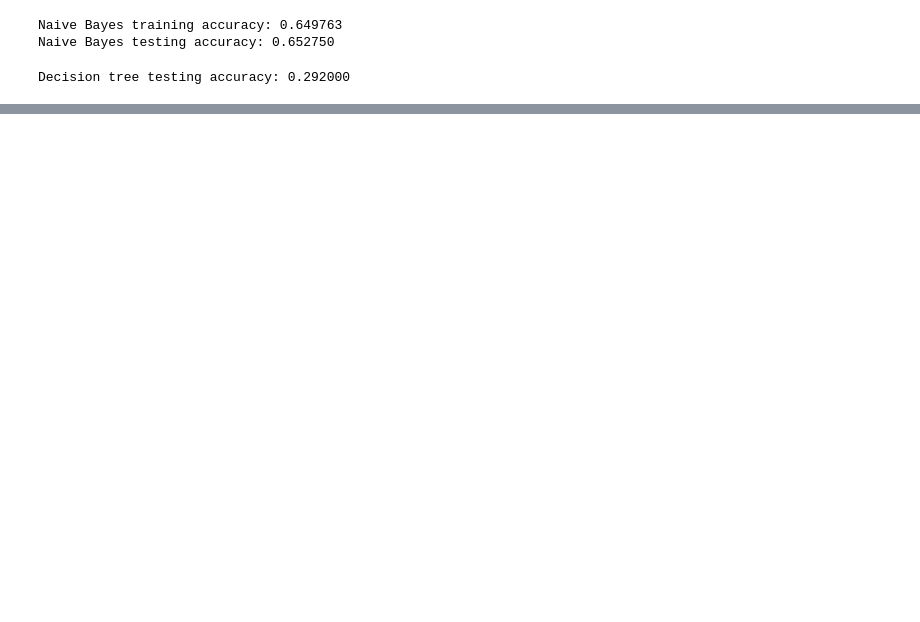
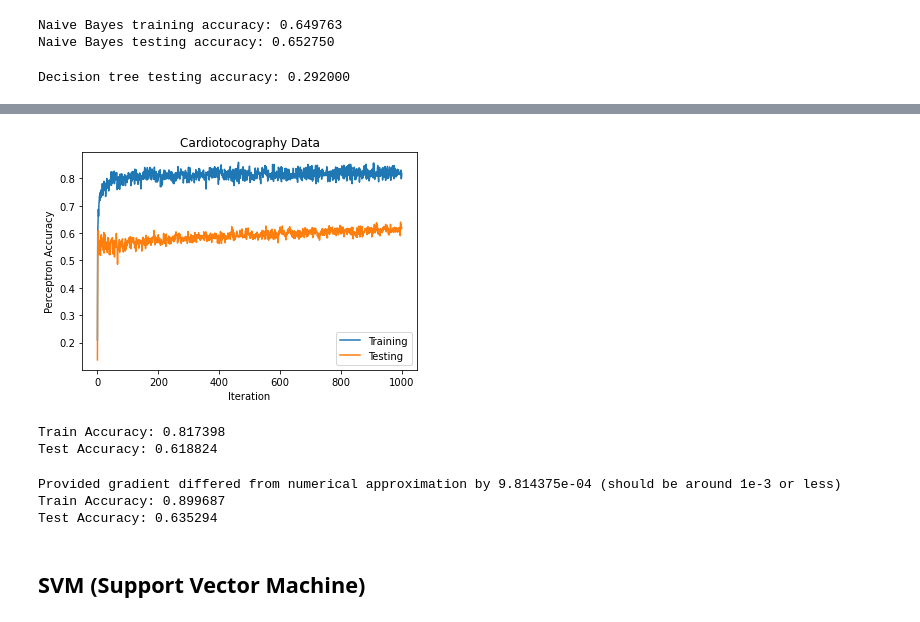
Before and after one commit to guri2900/MachineLearning_digitrecog, a Jupyter notebook: main.ipynb, the cells around one changed output, grey strips where cells are left out. Drawn from its saved outputs; the diff is of its cells as text; code cells hidden in the pictures; blank space fills up the shorter version.

Commit message:
Perceptron

```diff
--- a/main.ipynb
+++ b/main.ipynb
@@ -134,0 +166,28 @@ Decision tree testing accuracy: 0.292000
+# %%
+# Perceptron experiment
+
+epochs = 1000
+lambda_val = 1
+
+model = { 'weights': np.zeros((num_dim, num_classes)) }
+params = {'lambda': lambda_val}
+train_accuracy = np.zeros(epochs)
+test_accuracy = np.zeros(epochs)
+
+for epoch in range(epochs):
+    # first measure training and testing accuracy
+    predictions = linear_predict(train_data, model)
+    train_accuracy[epoch] = np.sum(predictions == train_labels) / num_train
+
+    predictions = linear_predict(test_data, model)
+    test_accuracy[epoch] = np.sum(predictions == test_labels) / num_test
+
+    # run perceptron training
+    mistakes = 0
+    for i in range(num_train):
+        correct = perceptron_update(train_data[:, i], model, params, train_labels[i])
+
+        if not correct:
+            mistakes += 1
+
+    print("Finished epoch %d with %d mistakes." % (epoch, mistakes))
@@ -134,0 +212,45 @@ Decision tree testing accuracy: 0.292000
+# %%
+# Plot results of perceptron
+
+train_line = plt.plot(range(epochs), train_accuracy, label="Training")
+test_line = plt.plot(range(epochs), test_accuracy, label="Testing")
+plt.title('Cardiotocography Data')
+plt.xlabel('Iteration')
+plt.ylabel('Perceptron Accuracy')
+plt.legend()
+
+plt.show()
+
+print("Train Accuracy: %f" % train_accuracy[epochs-1])
+print("Test Accuracy: %f" % test_accuracy[epochs-1])
+# %% [output]
+[figure, added]
+Train Accuracy: 0.817398
+Test Accuracy: 0.618824
+# %%
+# Logistic regression gradient check
+
+# first check if the gradient and objective function are consistent with each other
+_ = log_reg_train(train_data, train_labels,
+              {'weights': np.random.randn(num_dim * num_classes)}, check_gradient=True)
+
+# Logistic regression experiment
+
+model = {'weights': np.zeros((num_dim, num_classes))}
+
+model = log_reg_train(train_data, train_labels, model)
+
+train_predictions = linear_predict(train_data, model)
+train_accuracy = np.sum(train_predictions == train_labels) / num_train
+
+test_predictions = linear_predict(test_data, model)
+test_accuracy = np.sum(test_predictions == test_labels) / num_test
+
+print("Train Accuracy: %f" % train_accuracy)
+print("Test Accuracy: %f" % test_accuracy)
+# %% [output]
+Provided gradient differed from numerical approximation by 9.814375e-04 (should be around 1e-3 or less)
+Train Accuracy: 0.899687
+Test Accuracy: 0.635294
+# %% [markdown]
+## SVM (Support Vector Machine)
```
Also changed, not shown: parts of 7 cells of this notebook, 1 other file.
